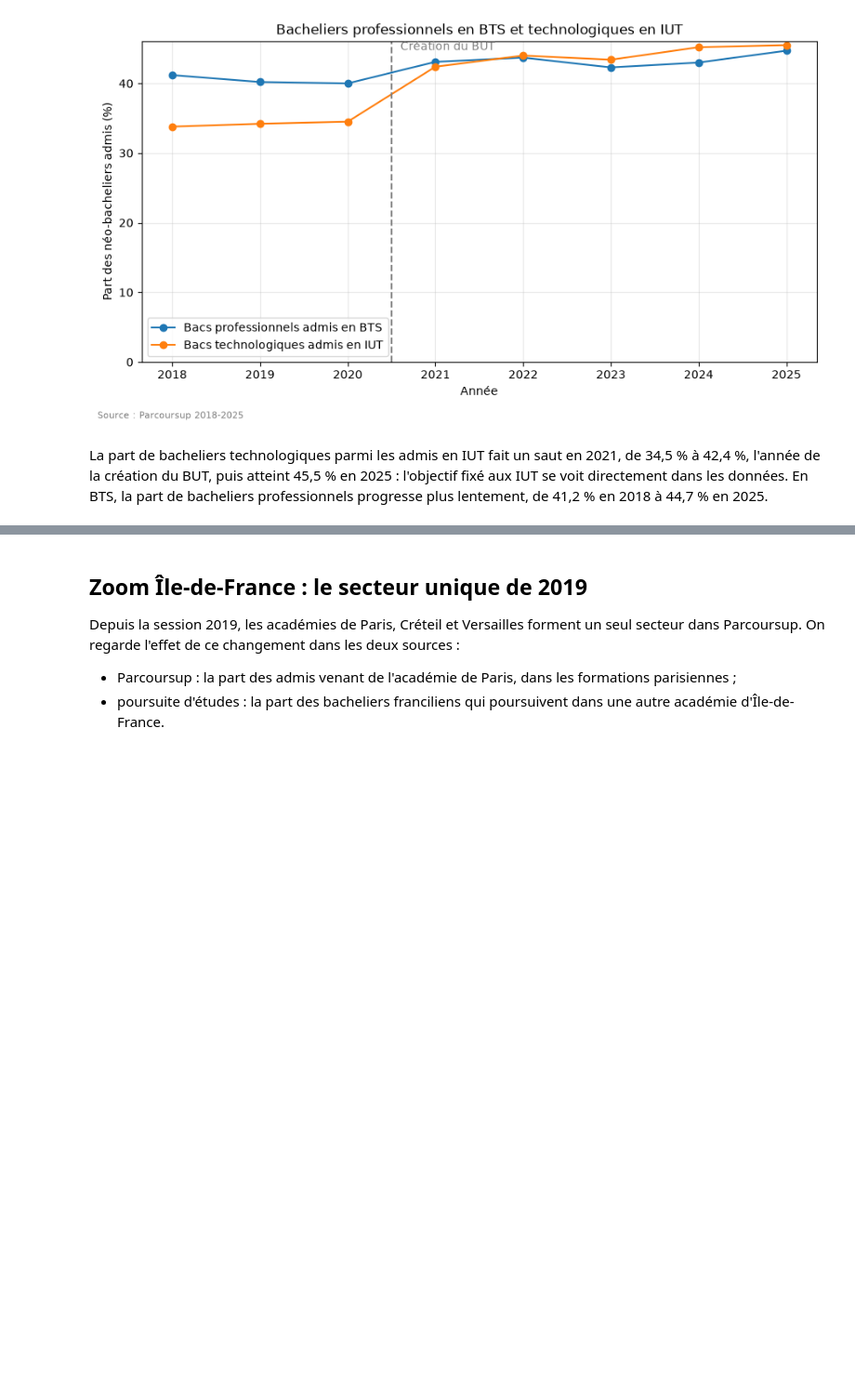
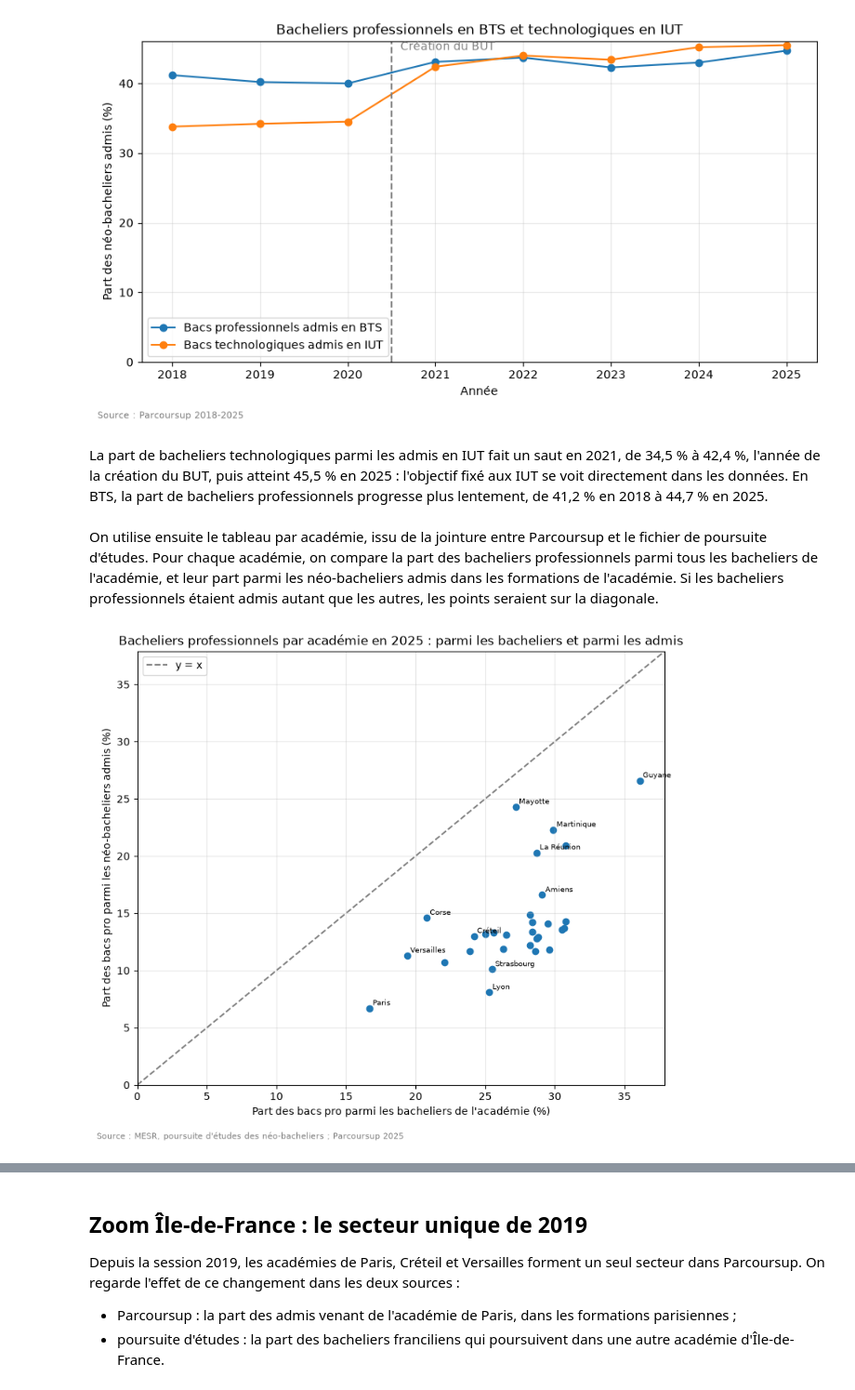
Before and after one commit to Light-star01/python_datascience, a Jupyter notebook: notebooks/rapport.ipynb, the cells around one changed output, grey strips where cells are left out. Shown at 93% size. Cells and saved outputs as stored; diff of their text form; code cells hidden in the pictures; blank space fills up the shorter version.

```diff
--- a/notebooks/rapport.ipynb
+++ b/notebooks/rapport.ipynb
@@ -126,3 +126,17 @@ bacs
 [figure]
 # %% [markdown]
 La part de bacheliers technologiques parmi les admis en IUT fait un saut en 2021, de 34,5 % à 42,4 %, l'année de la création du BUT, puis atteint 45,5 % en 2025 : l'objectif fixé aux IUT se voit directement dans les données. En BTS, la part de bacheliers professionnels progresse plus lentement, de 41,2 % en 2018 à 44,7 % en 2025.
+# %% [markdown]
+On utilise ensuite le tableau par académie, issu de la jointure entre Parcoursup et le fichier de poursuite d'études. Pour chaque académie, on compare la part des bacheliers professionnels parmi tous les bacheliers de l'académie, et leur part parmi les néo-bacheliers admis dans les formations de l'académie. Si les bacheliers professionnels étaient admis autant que les autres, les points seraient sur la diagonale.
+# %%
+bac_pro = bac_pro_bacheliers_et_admis(panel, 2025)
+
+nuage(bac_pro, x="part_bacheliers", y="part_admis", etiquette="academie",
+      titre="Bacheliers professionnels par académie en 2025 : parmi les bacheliers et parmi les admis",
+      axe_x="Part des bacs pro parmi les bacheliers de l'académie (%)",
+      axe_y="Part des bacs pro parmi les néo-bacheliers admis (%)",
+      source="MESR, poursuite d'études des néo-bacheliers ; Parcoursup 2025",
+      a_nommer=["Paris", "Versailles", "Créteil", "Lyon", "Strasbourg", "Corse", "Amiens",
+                "Guyane", "Mayotte", "Martinique", "La Réunion"]);
+# %% [output]
+[figure, added]
```
Also changed, not shown: parts of 4 cells of this notebook, 3 other files.
